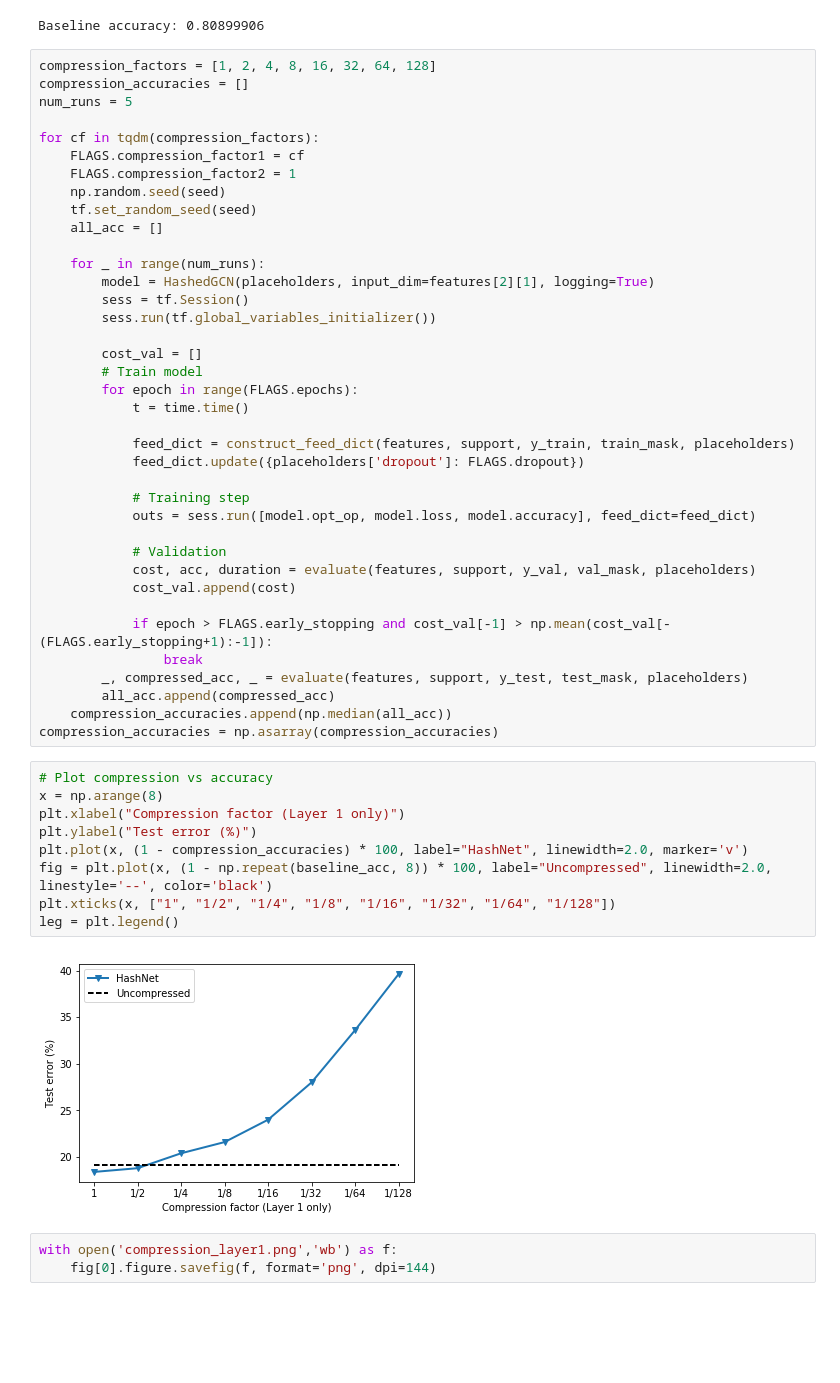
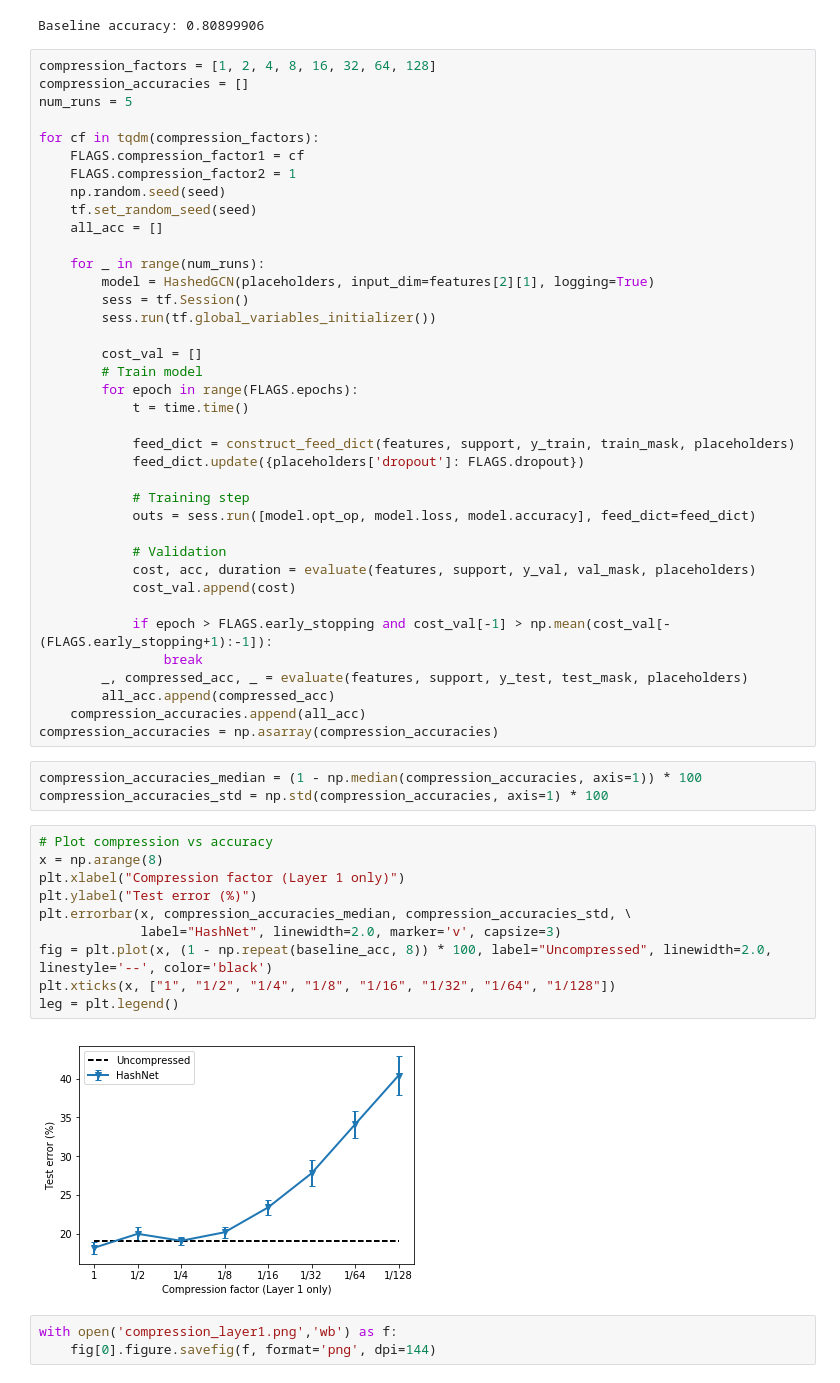
Before and after one commit to cfifty/numpyGCN, a Jupyter notebook: CompressionEval.ipynb, the cells around one changed output. Cells and saved outputs as stored; diff of their text form; blank space fills up the shorter version.

Commit message:
Show median and std in notebook plots

```diff
--- a/CompressionEval.ipynb
+++ b/CompressionEval.ipynb
@@ -132,19 +135,23 @@ for cf in tqdm(compression_factors):
                 break
         _, compressed_acc, _ = evaluate(features, support, y_test, test_mask, placeholders)
         all_acc.append(compressed_acc)
-    compression_accuracies.append(np.median(all_acc))
+    compression_accuracies.append(all_acc)
 compression_accuracies = np.asarray(compression_accuracies)
+# %%
+compression_accuracies_median = (1 - np.median(compression_accuracies, axis=1)) * 100
+compression_accuracies_std = np.std(compression_accuracies, axis=1) * 100
 # %%
 # Plot compression vs accuracy
 x = np.arange(8)
 plt.xlabel("Compression factor (Layer 1 only)")
 plt.ylabel("Test error (%)")
-plt.plot(x, (1 - compression_accuracies) * 100, label="HashNet", linewidth=2.0, marker='v')
+plt.errorbar(x, compression_accuracies_median, compression_accuracies_std, \
+             label="HashNet", linewidth=2.0, marker='v', capsize=3)
 fig = plt.plot(x, (1 - np.repeat(baseline_acc, 8)) * 100, label="Uncompressed", linewidth=2.0, linestyle='--', color='black')
 plt.xticks(x, ["1", "1/2", "1/4", "1/8", "1/16", "1/32", "1/64", "1/128"])
 leg = plt.legend()
 # %% [output]
-[figure, old version]
+[figure, new version]
 # %%
 with open('compression_layer1.png','wb') as f:
     fig[0].figure.savefig(f, format='png', dpi=144)
```
Also changed, not shown: parts of 5 cells of this notebook.
